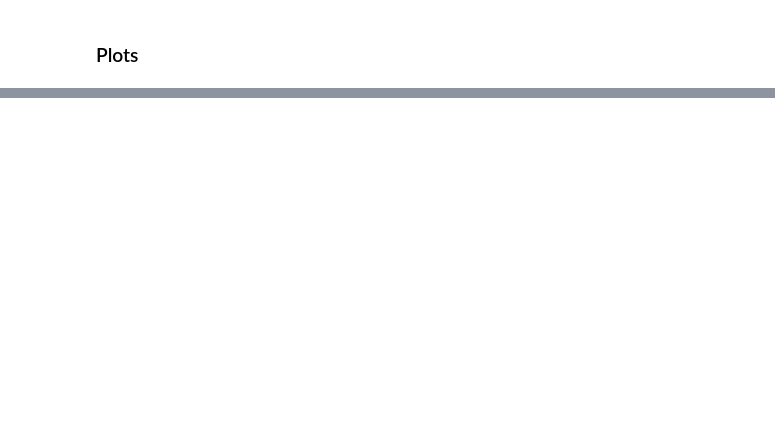
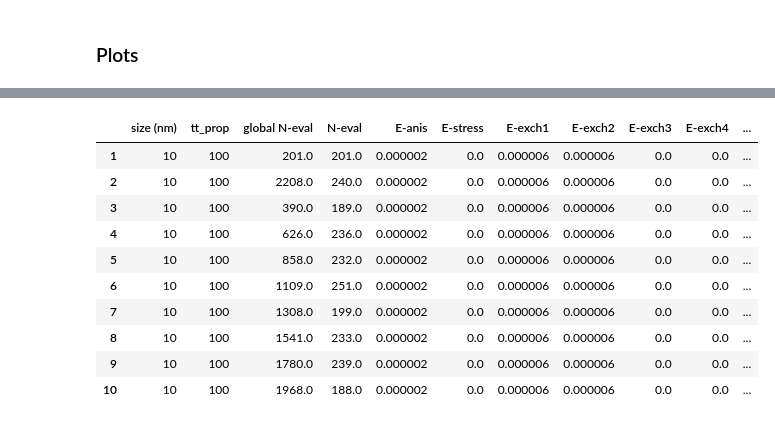
Before and after one commit to devienne/taenite_tetrataenite, a Jupyter notebook: plots.ipynb, the cells around one changed output, grey strips where cells are left out. Cells and saved outputs as stored; diff of their text form; code cells hidden in the pictures; blank space fills up the shorter version.

```diff
--- a/plots.ipynb
+++ b/plots.ipynb
@@ -22,3 +165,55 @@ l_exc = 3 # exchange length (in nm)
+# %%
+# let's create a data frame to store the data for a given grain size and easy xis
+size_df = [['size (nm)', 'tt_prop', 'global N-eval', 'N-eval', 'E-anis', 'E-stress', 'E-exch1', 'E-exch2',
+            'E-exch3', 'E-exch4', 'E-ext', 'E-demag', 'E-tot', 'Mx','My','Mz']]
+# %%
+easy_axis = 'easy1'
+elongation = 10
+size = 10
+
+# base dir
+base = base_directory(geometry)
+
+# directory where the energylog files are
+energylog_dir = os.path.join(base,
+                             'taenite{}_tetrataenite{}'.format(20,80),
+                             'E{}'.format(elongation),
+                             'energylog',
+                             'groundstates')
+
+for file in os.listdir(energylog_dir):
+    grain_size = int(file.split('_')[0])
+    if grain_size == size and easy_axis in file:
+        filepath = os.path.join(energylog_dir, file)
+        with open(filepath, 'r') as f:
+            content = f.readlines()
+        ll = list(filter(None, content[-1].strip().split(' ')))
+        ll = np.array(ll, dtype = float)
+        ll_ = [size, tt_prop[n]]
+        for l in ll:
+            ll_.append(l)
+        size_df.append(ll_)
+        #print(ll)
+        #print(len(ll))
+    #break
+# %%
+df = pd.DataFrame(size_df)
+df.columns = df.iloc[0]
+df = df[1:]
+df
+#df['E-anis'].std()
+# %% [output]
+|  | size (nm) | tt_prop | global N-eval | N-eval | E-anis | E-stress | E-exch1 | E-exch2 | E-exch3 | E-exch4 | ... |
+| 1 | 10 | 100 | 201.0 | 201.0 | 0.000002 | 0.0 | 0.000006 | 0.000006 | 0.0 | 0.0 | ... |
+| 2 | 10 | 100 | 2208.0 | 240.0 | 0.000002 | 0.0 | 0.000006 | 0.000006 | 0.0 | 0.0 | ... |
+| 3 | 10 | 100 | 390.0 | 189.0 | 0.000002 | 0.0 | 0.000006 | 0.000006 | 0.0 | 0.0 | ... |
+| 4 | 10 | 100 | 626.0 | 236.0 | 0.000002 | 0.0 | 0.000006 | 0.000006 | 0.0 | 0.0 | ... |
+| 5 | 10 | 100 | 858.0 | 232.0 | 0.000002 | 0.0 | 0.000006 | 0.000006 | 0.0 | 0.0 | ... |
+| 6 | 10 | 100 | 1109.0 | 251.0 | 0.000002 | 0.0 | 0.000006 | 0.000006 | 0.0 | 0.0 | ... |
+| 7 | 10 | 100 | 1308.0 | 199.0 | 0.000002 | 0.0 | 0.000006 | 0.000006 | 0.0 | 0.0 | ... |
+| 8 | 10 | 100 | 1541.0 | 233.0 | 0.000002 | 0.0 | 0.000006 | 0.000006 | 0.0 | 0.0 | ... |
+| 9 | 10 | 100 | 1780.0 | 239.0 | 0.000002 | 0.0 | 0.000006 | 0.000006 | 0.0 | 0.0 | ... |
+| 10 | 10 | 100 | 1968.0 | 188.0 | 0.000002 | 0.0 | 0.000006 | 0.000006 | 0.0 | 0.0 | ... |
 # %%
 easy_axis = 'easy1'
 elongation = 10
```
Also changed, not shown: parts of 8 cells of this notebook.
